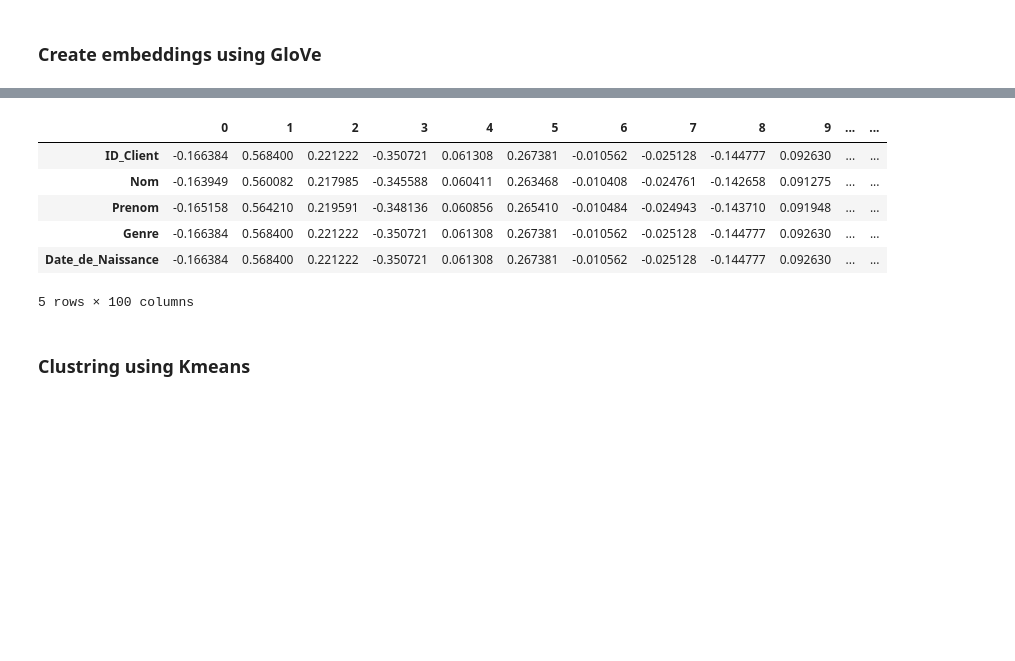
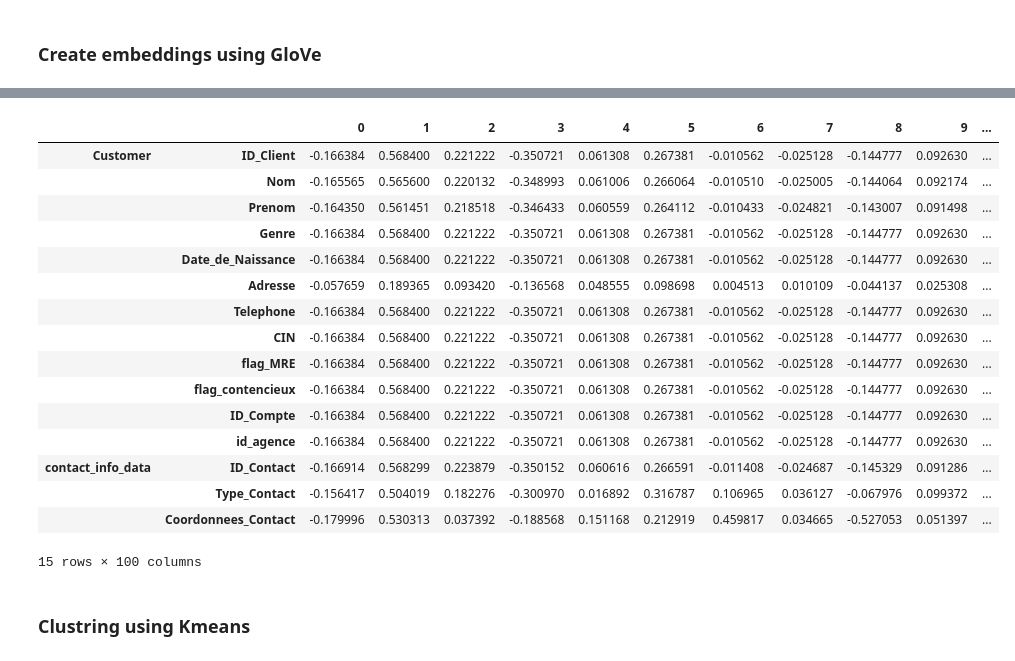
Before and after one commit to ibrahim-choukrane/Sensitive_data_classification, a Jupyter notebook: table_classification.ipynb, the cells around one changed output, grey strips where cells are left out. Drawn from its saved outputs; the diff is of its cells as text; code cells hidden in the pictures; blank space fills up the shorter version.

```diff
--- a/table_classification.ipynb
+++ b/table_classification.ipynb
@@ -110,7 +46,7 @@ import os
 # %%
 tables = []
 for i in os.listdir("./"):
-    if os.path.splitext(i)[1] == ".csv" and i != "dev.csv":
+    if os.path.splitext(i)[1] == ".csv" and i not in ["dev.csv", "Glove_embeddings.csv", "labeled_data.csv", "labeled.csv"]:
         tables.append(i)
 print(tables)
 # %% [output]
@@ -159,5 +66,5 @@ columns = []
 for tab_name in tables:
     tab = pd.read_csv(tab_name)
     for column in tab:
-        columns.append(column)
+        columns.append((os.path.splitext(tab_name)[0], column))
         data.append(list(get_embeddings(column_to_string(tab.loc[:200,column]))))
@@ -168,5 +71,7 @@ len(data)
+# %%
+index = pd.MultiIndex.from_tuples(columns)
 # %%
-data = pd.DataFrame(data, index = columns)
+data = pd.DataFrame(data, index = index)
 # %%
 data.shape
 # %% [output]
@@ -174,10 +79,20 @@ data.shape
 # %%
-data.head()
+data.head(15)
 # %% [output]
-|  | 0 | 1 | 2 | 3 | 4 | 5 | 6 | 7 | 8 | 9 | ... | ... |
-| ID_Client | -0.166384 | 0.568400 | 0.221222 | -0.350721 | 0.061308 | 0.267381 | -0.010562 | -0.025128 | -0.144777 | 0.092630 | ... | ... |
-| Nom | -0.163949 | 0.560082 | 0.217985 | -0.345588 | 0.060411 | 0.263468 | -0.010408 | -0.024761 | -0.142658 | 0.091275 | ... | ... |
-| Prenom | -0.165158 | 0.564210 | 0.219591 | -0.348136 | 0.060856 | 0.265410 | -0.010484 | -0.024943 | -0.143710 | 0.091948 | ... | ... |
-| Genre | -0.166384 | 0.568400 | 0.221222 | -0.350721 | 0.061308 | 0.267381 | -0.010562 | -0.025128 | -0.144777 | 0.092630 | ... | ... |
-| Date_de_Naissance | -0.166384 | 0.568400 | 0.221222 | -0.350721 | 0.061308 | 0.267381 | -0.010562 | -0.025128 | -0.144777 | 0.092630 | ... | ... |
+|  |  | 0 | 1 | 2 | 3 | 4 | 5 | 6 | 7 | 8 | 9 | ... |
+| Customer | ID_Client | -0.166384 | 0.568400 | 0.221222 | -0.350721 | 0.061308 | 0.267381 | -0.010562 | -0.025128 | -0.144777 | 0.092630 | ... |
+|  | Nom | -0.165565 | 0.565600 | 0.220132 | -0.348993 | 0.061006 | 0.266064 | -0.010510 | -0.025005 | -0.144064 | 0.092174 | ... |
+|  | Prenom | -0.164350 | 0.561451 | 0.218518 | -0.346433 | 0.060559 | 0.264112 | -0.010433 | -0.024821 | -0.143007 | 0.091498 | ... |
+|  | Genre | -0.166384 | 0.568400 | 0.221222 | -0.350721 | 0.061308 | 0.267381 | -0.010562 | -0.025128 | -0.144777 | 0.092630 | ... |
+|  | Date_de_Naissance | -0.166384 | 0.568400 | 0.221222 | -0.350721 | 0.061308 | 0.267381 | -0.010562 | -0.025128 | -0.144777 | 0.092630 | ... |
+|  | Adresse | -0.057659 | 0.189365 | 0.093420 | -0.136568 | 0.048555 | 0.098698 | 0.004513 | 0.010109 | -0.044137 | 0.025308 | ... |
+|  | Telephone | -0.166384 | 0.568400 | 0.221222 | -0.350721 | 0.061308 | 0.267381 | -0.010562 | -0.025128 | -0.144777 | 0.092630 | ... |
+|  | CIN | -0.166384 | 0.568400 | 0.221222 | -0.350721 | 0.061308 | 0.267381 | -0.010562 | -0.025128 | -0.144777 | 0.092630 | ... |
+|  | flag_MRE | -0.166384 | 0.568400 | 0.221222 | -0.350721 | 0.061308 | 0.267381 | -0.010562 | -0.025128 | -0.144777 | 0.092630 | ... |
+|  | flag_contencieux | -0.166384 | 0.568400 | 0.221222 | -0.350721 | 0.061308 | 0.267381 | -0.010562 | -0.025128 | -0.144777 | 0.092630 | ... |
+|  | ID_Compte | -0.166384 | 0.568400 | 0.221222 | -0.350721 | 0.061308 | 0.267381 | -0.010562 | -0.025128 | -0.144777 | 0.092630 | ... |
+|  | id_agence | -0.166384 | 0.568400 | 0.221222 | -0.350721 | 0.061308 | 0.267381 | -0.010562 | -0.025128 | -0.144777 | 0.092630 | ... |
+| contact_info_data | ID_Contact | -0.166914 | 0.568299 | 0.223879 | -0.350152 | 0.060616 | 0.266591 | -0.011408 | -0.024687 | -0.145329 | 0.091286 | ... |
+|  | Type_Contact | -0.156417 | 0.504019 | 0.182276 | -0.300970 | 0.016892 | 0.316787 | 0.106965 | 0.036127 | -0.067976 | 0.099372 | ... |
+|  | Coordonnees_Contact | -0.179996 | 0.530313 | 0.037392 | -0.188568 | 0.151168 | 0.212919 | 0.459817 | 0.034665 | -0.527053 | 0.051397 | ... |
-5 rows × 100 columns
+15 rows × 100 columns
```
Also changed, not shown: parts of 42 cells of this notebook, 2 other files.
